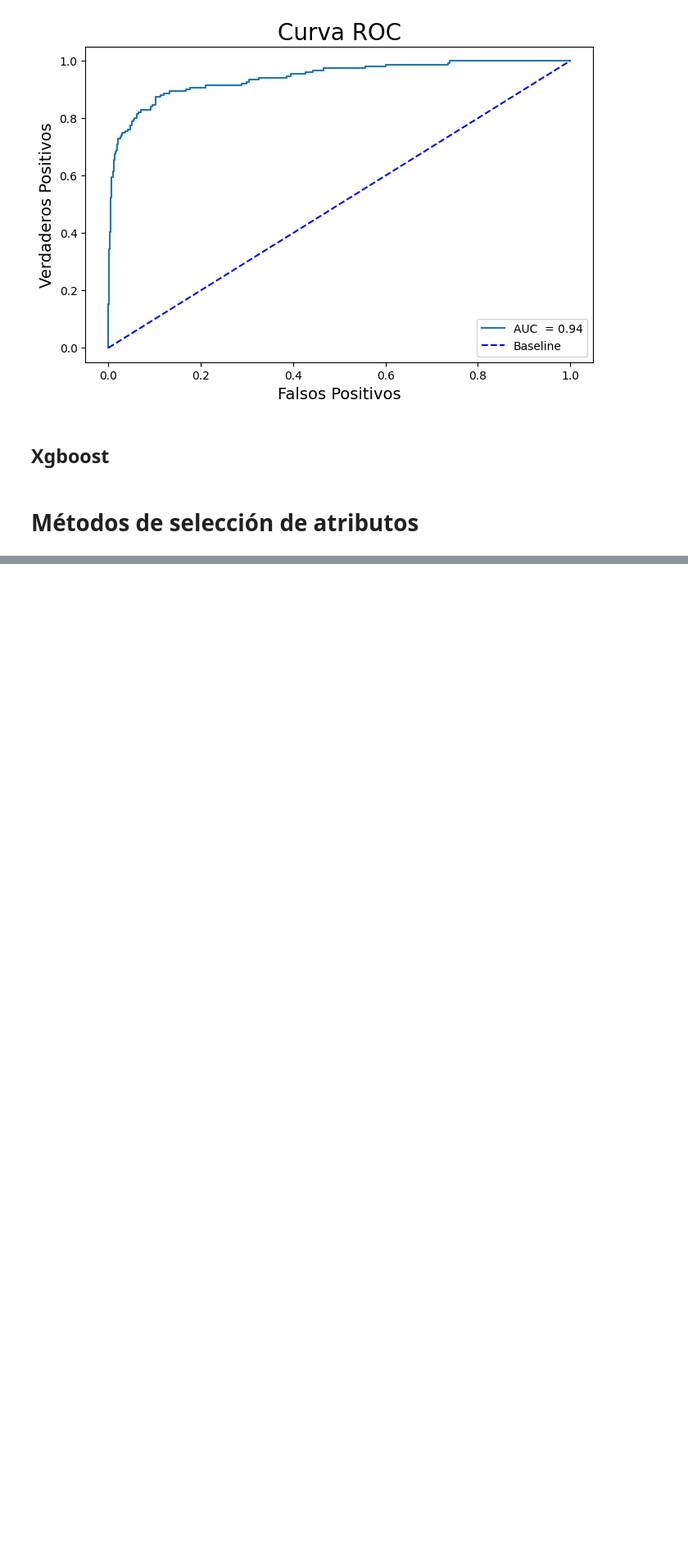
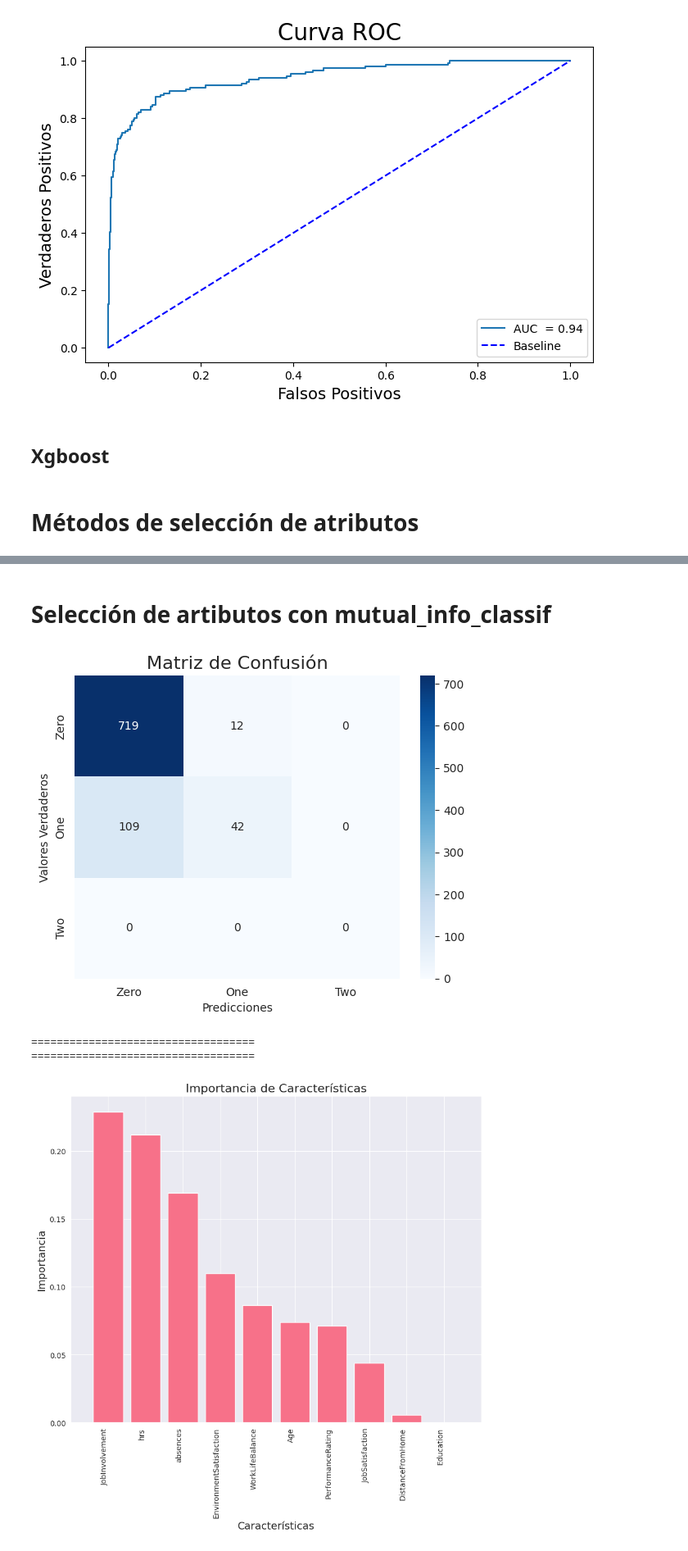
Before and after one commit to Natalia409634/Grupo7-practica2-ML, a Jupyter notebook: G7_P2_ML.ipynb, the cells around one changed output, grey strips where cells are left out. Shown at 82% size. Saved outputs shown, nothing was run; the diff lists cells and outputs as text; code cells hidden in the pictures; blank space fills up the shorter version.

```diff
--- a/G7_P2_ML.ipynb
+++ b/G7_P2_ML.ipynb
@@ -549,0 +731,15 @@ plt.legend();
+# %%
+selector = SelectKBest(score_func=f_classif, k=k)
+selector.fit(X_train, y_train)
+selected_features = selector.get_support(indices=True)
+
+feature_names = X_train.columns
+selected_feature_names = [feature_names[i] for i in selected_features]
+
+print("Selección de características con f_classif")
+print("===================================")
+print("Número de características seleccionadas: ", len(selected_feature_names), "\n")
+print("Características seleccionadas:")
+selected_feature_names.sort()
+for i, feature in enumerate(selected_feature_names):
+    print(f"{i+1}. {textwrap.fill(feature, width=50)}")
@@ -549,0 +762,62 @@ plt.legend();
+# %% [markdown]
+# Selección de artibutos con mutual_info_classif
+# %%
+# num características
+k = 10
+selector = SelectKBest(score_func=mutual_info_classif, k=k)
+selector.fit(X_train, y_train)
+X_train_selected = selector.transform(X_train)
+X_test_selected = selector.transform(X_test)
+
+# Entrenamiento
+gb_mic = GradientBoostingClassifier(n_estimators=500, min_samples_split=5, min_samples_leaf=1, learning_rate=0.05)
+start = time.time()
+gb_mic.fit(X_train_selected, y_train)
+end = time.time()
+total_time = end - start
+
+y_pred = gb_mic.predict(X_test_selected)
+
+ba = balanced_accuracy_score(y_test, y_pred, sample_weight=None)
+f1 = f1_score(y_test, y_pred, average='macro', sample_weight=None)
+
+# matriz de confusión
+cm = confusion_matrix(y_test, y_pred, labels=[0,1,2])
+categories = ['Zero', 'One', 'Two']
+fig, ax = plt.subplots()
+sns.heatmap(cm, annot=True, cmap='Blues', fmt='g', xticklabels=categories, yticklabels=categories, ax=ax)
+ax.set_xlabel('Predicciones')
+ax.set_ylabel('Valores Verdaderos')
+ax.set_title('Matriz de Confusión', fontsize=16)
+plt.show()
+
+
+
+print("===================================")
+
+print("===================================")
+importances = gb_mic.feature_importances_
+indices = np.argsort(importances)[::-1]
+sns.set_style('darkgrid')
+sns.set_palette("husl", k)
+plt.figure(figsize=(10, 8))
+plt.bar(range(k), importances[indices[:k]])
+
+plt.xticks(range(k), [feature_names[i] for i in indices[:k]], rotation=90, ha='right')
+plt.xlim([-1, k])
+plt.title('Importancia de Características', fontsize=16)
+plt.xlabel('Características', fontsize=14)
+plt.ylabel('Importancia', fontsize=14)
+plt.show()
+
+
+print("===================================")
+print(f"Balanced Accuracy: {ba:.4f}")
+print(f"F1: {f1:.4f}")
+print()
+print(classification_report(y_test, y_pred))
+# %% [output]
+[figure, added]
+===================================
+===================================
+[figure, added]
```
Also changed, not shown: parts of 10 cells of this notebook.
